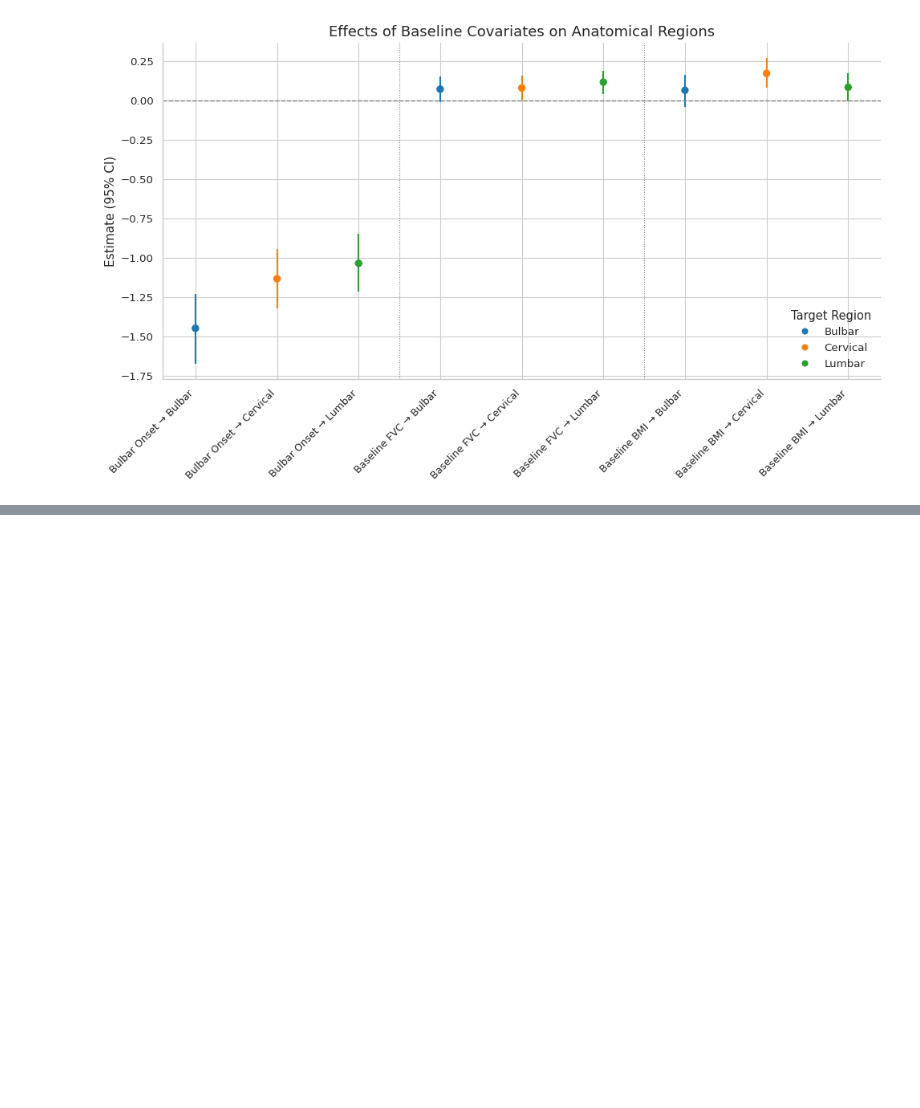
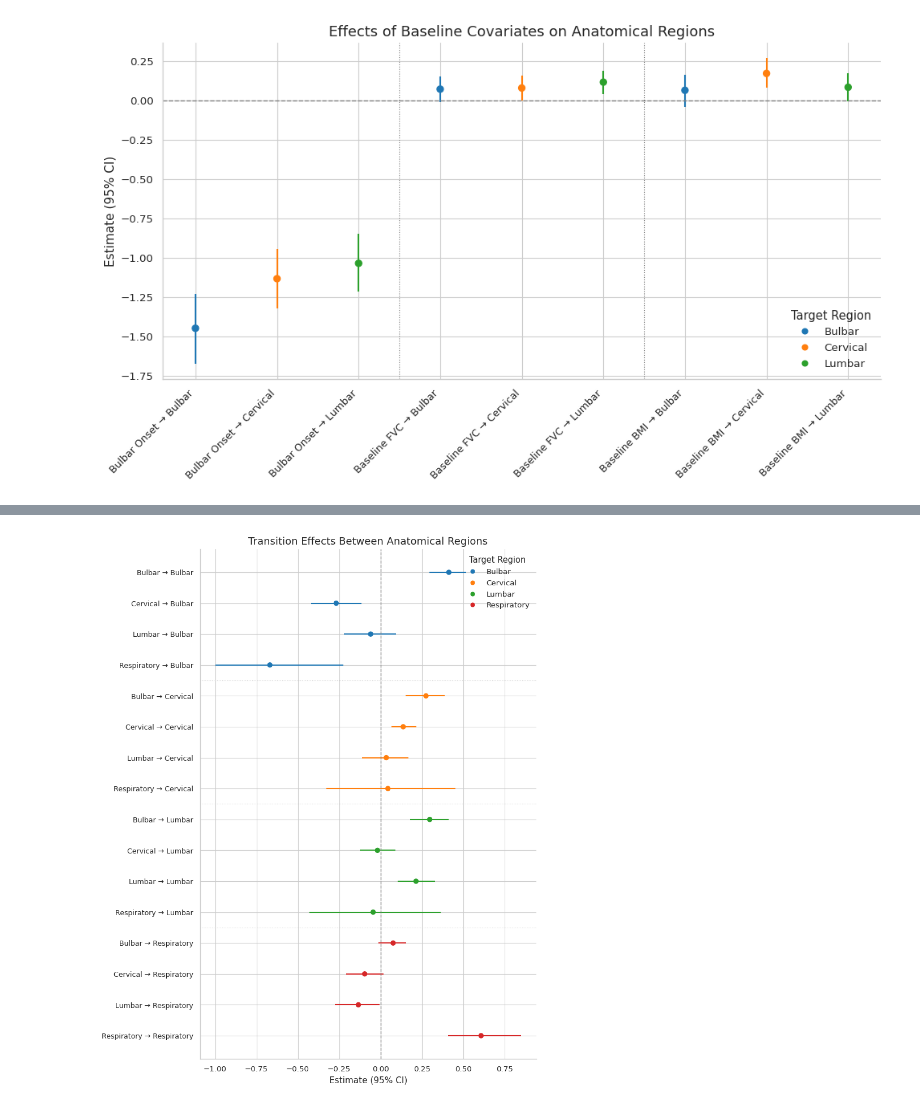
Before and after one commit to Zhennan-Wu/gnpc_explor, a Jupyter notebook: src/final_plotting.ipynb, the cells around one changed output, grey strips where cells are left out. Drawn from its saved outputs; the diff is of its cells as text; code cells hidden in the pictures; blank space fills up the shorter version.

Commit message:
sync visualization

```diff
--- a/src/final_plotting.ipynb
+++ b/src/final_plotting.ipynb
@@ -1371,10 +1566,10 @@ save_multiformat("Fig_I_3D_Interaction_Forest_Switched")
 # %% [output]
 [figure]
 # %%
-alpha_df = filtered_df[filtered_df["Parameter"].str.contains("alpha")]
+td_alpha_df = filtered_df[filtered_df["Parameter"].str.contains("alpha")]
 
 # Create DataFrame
-df = alpha_df.copy()
+cloud_3d_alpha_df = td_alpha_df.copy()
 
 # Define labels
 i_labels = ["Bulbar", "Cervical", "Lumbar"]
@@ -1389,13 +1584,13 @@ def parse_param(param):
         return i, j
     return None, None
 
-df[["i", "j"]] = df["Parameter"].apply(lambda x: pd.Series(parse_param(x)))
+cloud_3d_alpha_df[["i", "j"]] = cloud_3d_alpha_df["Parameter"].apply(lambda x: pd.Series(parse_param(x)))
 
 # Generate label: j -> i
-df["label"] = df.apply(lambda row: f"{j_labels[row['j']]} → {i_labels[row['i']]}", axis=1)
+cloud_3d_alpha_df["label"] = cloud_3d_alpha_df.apply(lambda row: f"{j_labels[row['j']]} → {i_labels[row['i']]}", axis=1)
 
 # Sort by j first (to group by baseline covariates), then by i
-df = df.sort_values(["j", "i"]).reset_index(drop=True)
+cloud_3d_alpha_df = cloud_3d_alpha_df.sort_values(["j", "i"]).reset_index(drop=True)
 
 # Define coloring scheme by 'i'
 color_map = {
@@ -1403,26 +1598,26 @@ color_map = {
     1: "#ff7f0e",
     2: "#2ca02c"
 }
-colors = df["i"].map(color_map)
+colors = cloud_3d_alpha_df["i"].map(color_map)
 
 # Initialize plot
 fig, ax = plt.subplots(figsize=(10, 6))
 
-x_pos = range(len(df))
+x_pos = range(len(cloud_3d_alpha_df))
 
 # Plot confidence intervals
-for x, lo, hi, c in zip(x_pos, df["2.5%"], df["97.5%"], colors):
+for x, lo, hi, c in zip(x_pos, cloud_3d_alpha_df["2.5%"], cloud_3d_alpha_df["97.5%"], colors):
     ax.vlines(x=x, ymin=lo, ymax=hi, color=c, linewidth=1.5)
 
 # Plot point estimates
-ax.scatter(x_pos, df["Estimate"], c=colors, s=35, zorder=3)
+ax.scatter(x_pos, cloud_3d_alpha_df["Estimate"], c=colors, s=35, zorder=3)
 
 # Reference line at 0
 ax.axhline(0, color="gray", linestyle="--", linewidth=1)
 
 # Format x-axis ticks
 ax.set_xticks(list(x_pos))
-ax.set_xticklabels(df["label"], rotation=45, ha="right", fontsize=9)
+ax.set_xticklabels(cloud_3d_alpha_df["label"], rotation=45, ha="right", fontsize=9)
 
 # Axis labels and title
 ax.set_ylabel("Estimate (95% CI)", fontsize=11)
@@ -1449,3 +1644,73 @@ print("Generated 'Fig_I_3D_Covariate_Forest_Switched.png' successfully.")
 # %% [output]
 Generated 'Fig_I_3D_Covariate_Forest_Switched.png' successfully.
 [figure]
+# %%
+import pandas as pd
+import re
+import matplotlib.pyplot as plt
+
+cloud_df = pd.read_csv("../raw_results/results_S1_dahlou_ncp_cov_run1.csv")
+filtered_df = extract_and_save_parameters(cloud_df)
+gamma_df = filtered_df[filtered_df["Parameter"].str.contains("Gamma")]
+
+cloud_df = gamma_df.copy()
+
+labels = ["Bulbar", "Cervical", "Lumbar", "Respiratory"]
+
+def parse_param(param):
+    match = re.match(r"Gamma\[(\d+),(\d+)\]", param)
+    if match:
+        i = int(match.group(1)) - 1
+        j = int(match.group(2)) - 1
+        return i, j
+    return None, None
+
+cloud_df[["i", "j"]] = cloud_df["Parameter"].apply(lambda x: pd.Series(parse_param(x)))
+
+# j → i
+cloud_df["label"] = cloud_df.apply(lambda row: f"{labels[row['j']]} → {labels[row['i']]}", axis=1)
+
+cloud_df = cloud_df.sort_values(["i", "j"]).reset_index(drop=True)
+
+color_map = {
+    0: "#1f77b4",
+    1: "#ff7f0e",
+    2: "#2ca02c",
+    3: "#d62728"
+}
+colors = cloud_df["i"].map(color_map)
+
+# ---- Set to identical figsize ----
+fig, ax = plt.subplots(figsize=(8, 10))
+
+y_pos = range(len(cloud_df))
+
+for y, lo, hi, c in zip(y_pos, cloud_df["2.5%"], cloud_df["97.5%"], colors):
+    ax.hlines(y=y, xmin=lo, xmax=hi, color=c, linewidth=1.5)
+
+ax.scatter(cloud_df["Estimate"], y_pos, c=colors, s=35, zorder=3)
+ax.axvline(0, color="gray", linestyle="--", linewidth=1)
+
+ax.set_yticks(list(y_pos))
+ax.set_yticklabels(cloud_df["label"], fontsize=9)
+ax.invert_yaxis()
+
+ax.set_xlabel("Estimate (95% CI)", fontsize=11)
+ax.set_title("Transition Effects Between Anatomical Regions", fontsize=13)
+
+ax.spines["top"].set_visible(False)
+ax.spines["right"].set_visible(False)
+
+for k in range(1, 4):
+    ax.axhline(k*4 - 0.5, color="lightgray", linestyle=":", linewidth=0.8)
+
+handles = [
+    plt.Line2D([0], [0], marker='o', linestyle='', color=color_map[i], label=labels[i])
+    for i in range(4)
+]
+ax.legend(handles=handles, title="Target Region", frameon=False)
+
+plt.tight_layout()
+save_multiformat("Fig_I_4D_Interaction_Forest_Horizontal")
+print("Generated 'Fig_I_4D_Interaction_Forest_Horizontal.png' successfully.")
+# %% [output]
@@ -1451,0 +1718 @@ Generated 'Fig_I_3D_Covariate_Forest_Switched.png' successfully.
+[figure, added]
```
Also changed, not shown: parts of 12 cells of this notebook, 55 other files.
